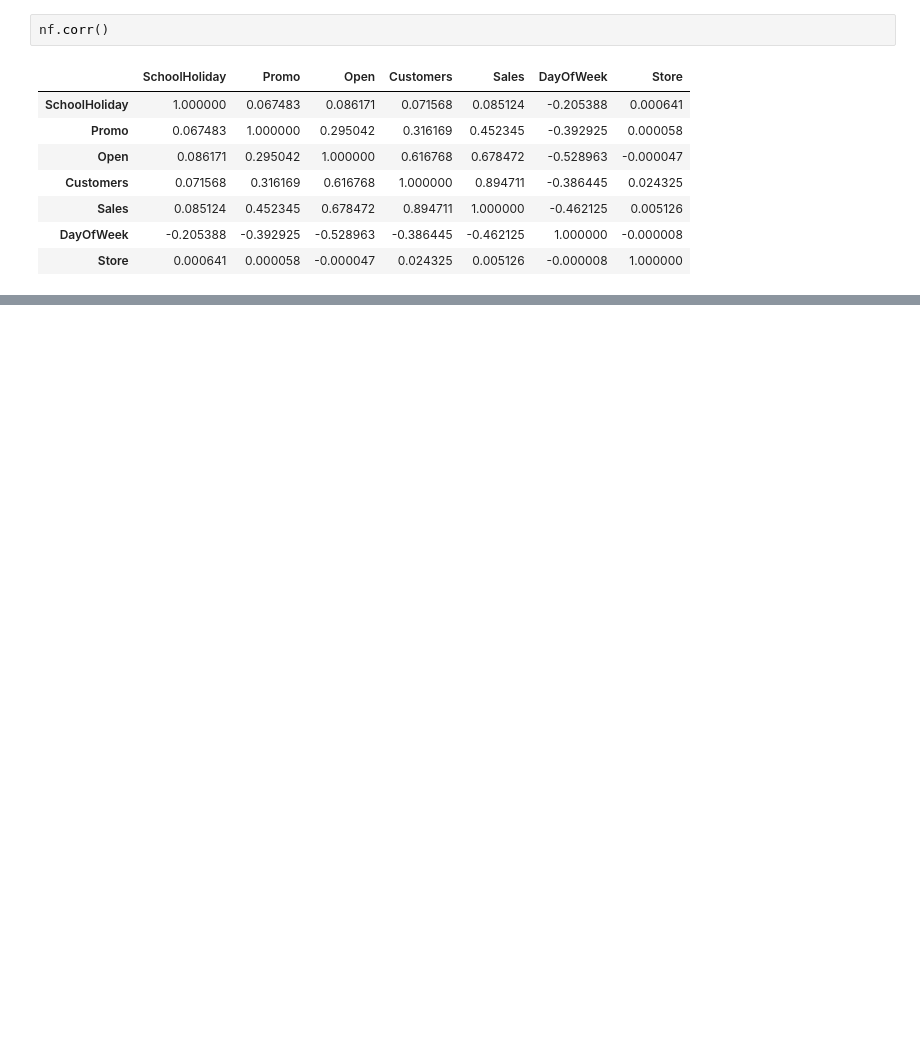
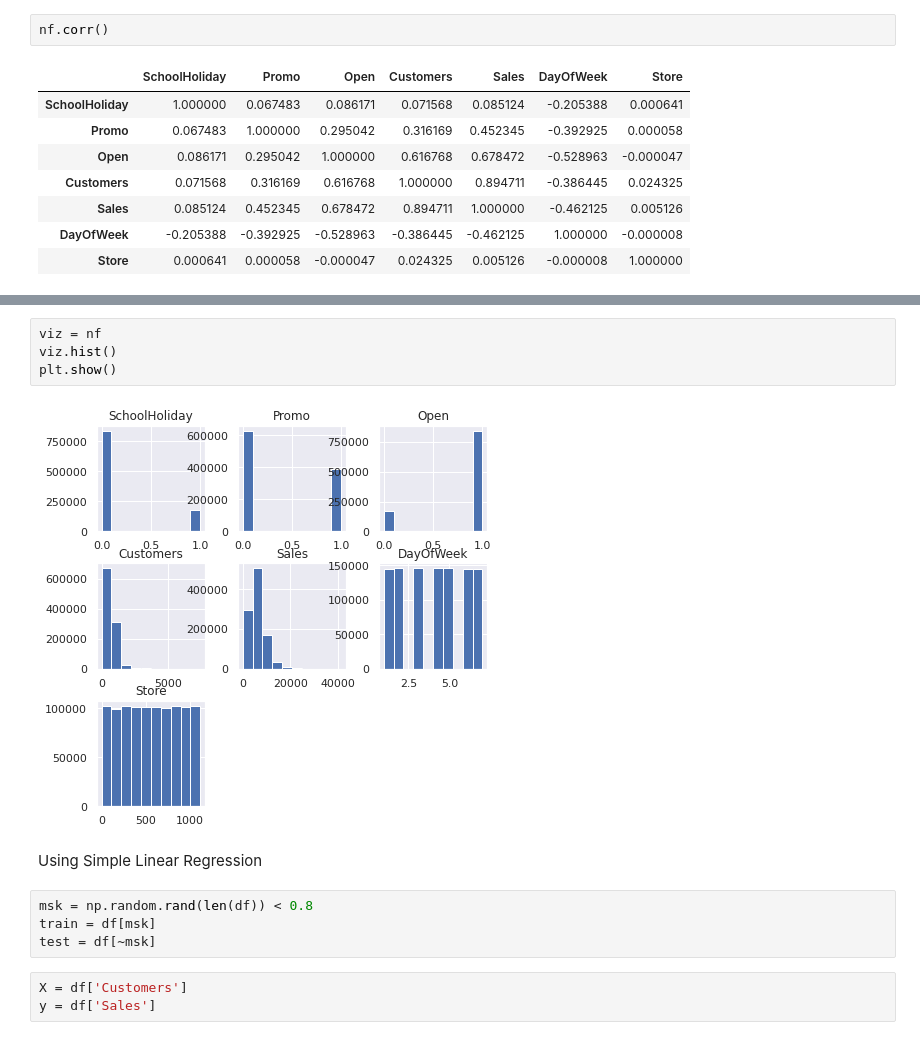
Before and after one commit to GauravBFG10K/Retail_Sales_Regression-Analysis, a Jupyter notebook: Rossmann_Sales_Prediction_Regression_Gaurav_Tiwari.ipynb, the cells around one changed output, grey strips where cells are left out. Drawn from its saved outputs; the diff is of its cells as text; blank space fills up the shorter version.

```diff
--- a/Rossmann_Sales_Prediction_Regression_Gaurav_Tiwari.ipynb
+++ b/Rossmann_Sales_Prediction_Regression_Gaurav_Tiwari.ipynb
@@ -211,0 +239,15 @@ sns.heatmap(corr_df, vmin=-1, cmap='coolwarm', annot=True)
+# %%
+viz = nf
+viz.hist()
+plt.show()
+# %% [output]
+[figure, added]
+# %% [markdown]
+Using Simple Linear Regression
+# %%
+msk = np.random.rand(len(df)) < 0.8
+train = df[msk]
+test = df[~msk]
+# %%
+X = df['Customers']
+y = df['Sales']
```
Also changed, not shown: parts of 15 cells of this notebook.
